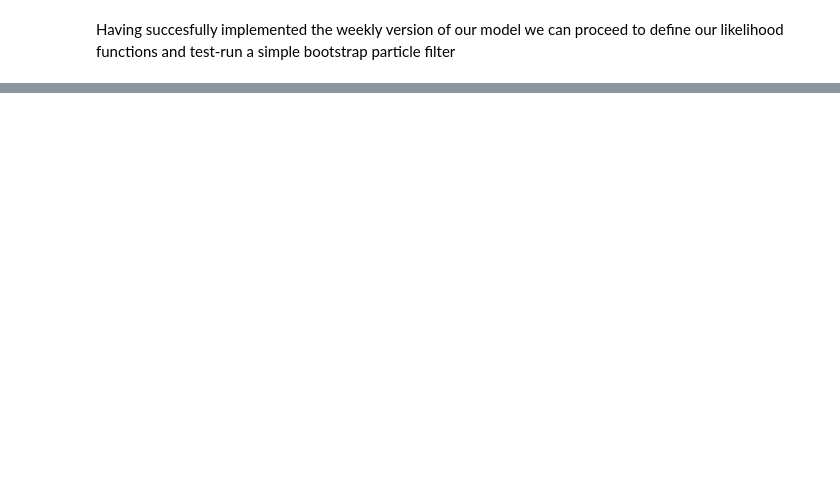
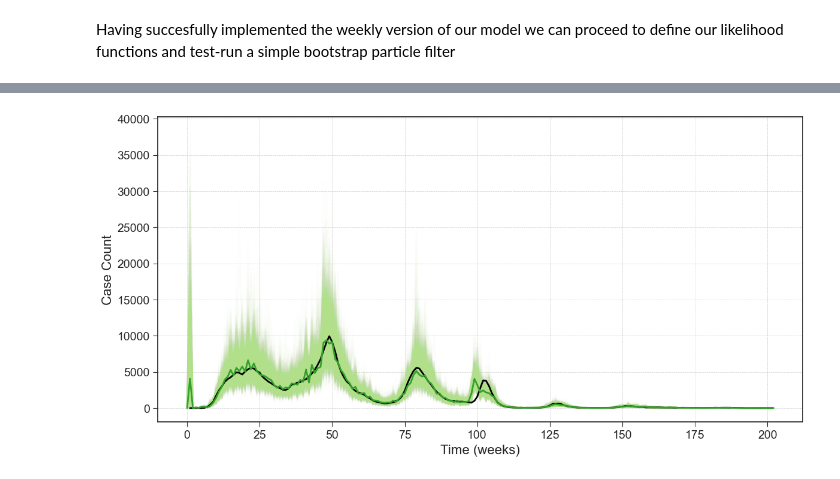
Before and after one commit to rosastreg/Undergrad_AM_Thesis, a Jupyter notebook: Notebooks/Model.ipynb, the cells around one changed output, grey strips where cells are left out. Saved outputs shown, nothing was run; the diff lists cells and outputs as text; code cells hidden in the pictures; blank space fills up the shorter version.

```diff
--- a/Notebooks/Model.ipynb
+++ b/Notebooks/Model.ipynb
@@ -356,0 +377,18 @@ plt.show()
+# %%
+# Plot the Weekle death incidence
+plt.figure(figsize=(12, 6))
+plt.style.use('seaborn-v0_8-ticks')
+colors = sns.color_palette('Paired')
+for p in range(0, num_particles):
+    plt.plot(weekly_aggregates[1,p,:], color=colors[2], alpha=0.025)
+
+plt.plot(np.arange(1, len(YO) + 1), YD, color='black', linewidth=2)
+plt.plot(np.median(weekly_aggregates[1,:,:], axis=0), color=colors[3], linewidth=2)
+plt.xlabel('Time (weeks)', fontsize=16)
+plt.ylabel('Case Count', fontsize=16)
+plt.tick_params(axis='both', which='major', labelsize=14)
+plt.grid(visible=True, linestyle='--', linewidth=0.5)
+plt.tight_layout()
+plt.show()
+# %% [output]
+[figure, added]
```
Also changed, not shown: parts of 12 cells of this notebook.
